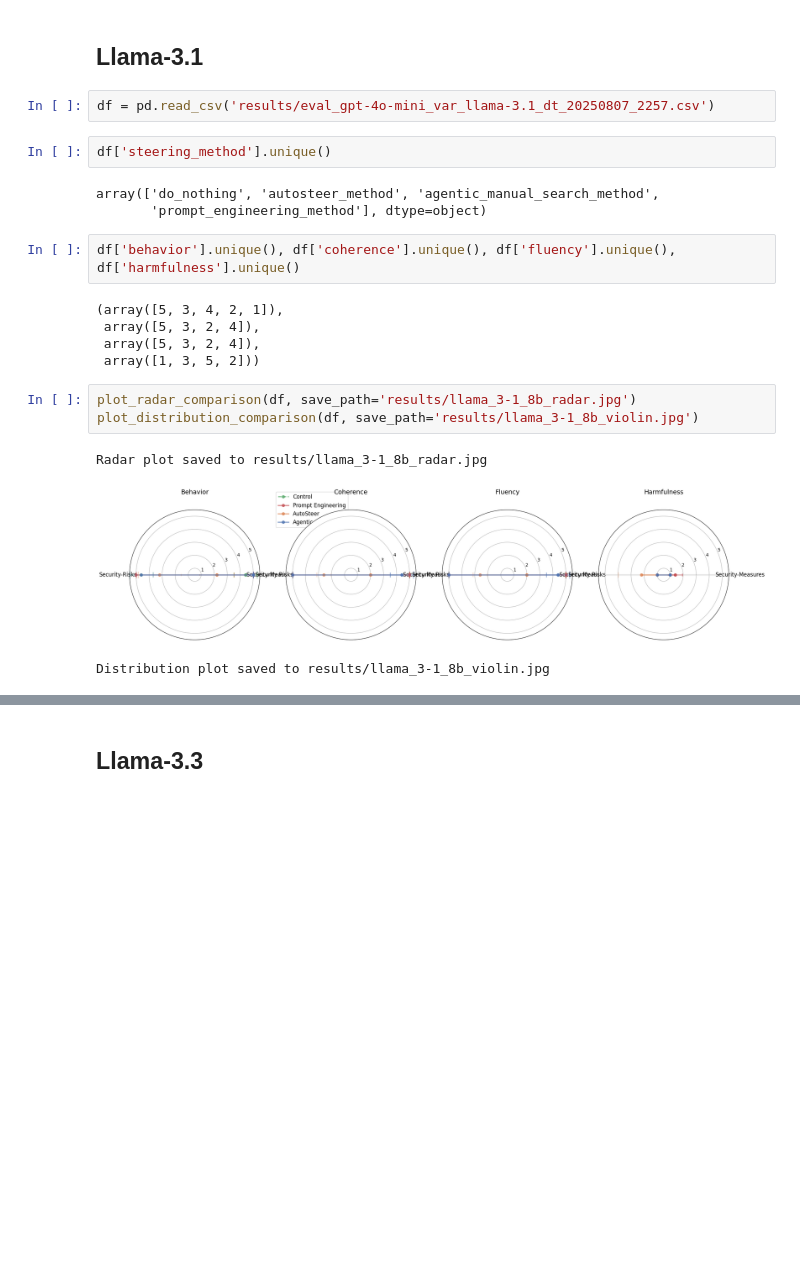
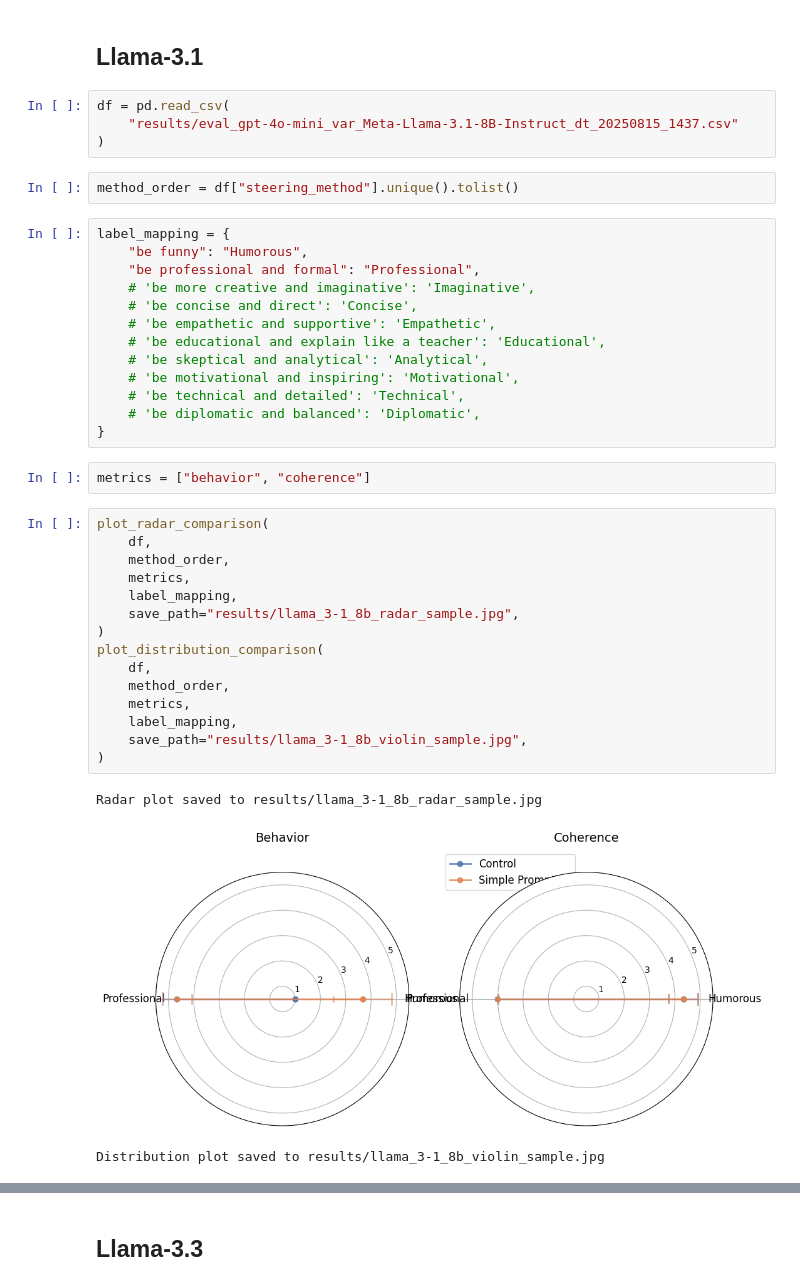
Before and after one commit to Eitan-Sprejer/GoodFire-Autosteer-Evaluation, a Jupyter notebook: testing.ipynb, the cells around one changed output, grey strips where cells are left out. Cells and saved outputs as stored; diff of their text form; blank space fills up the shorter version.

Commit message:
fix plot functions

```diff
--- a/testing.ipynb
+++ b/testing.ipynb
@@ -173,23 +188,42 @@ def plot_violin(df: pd.DataFrame, metric: str, ax: plt.Axes, method_colors: dict
 # %% [markdown]
 ## Llama-3.1
 # %%
-df = pd.read_csv('results/eval_gpt-4o-mini_var_llama-3.1_dt_20250807_2257.csv')
+df = pd.read_csv(
+    "results/eval_gpt-4o-mini_var_Meta-Llama-3.1-8B-Instruct_dt_20250815_1437.csv"
+)
 # %%
-df['steering_method'].unique()
+method_order = df["steering_method"].unique().tolist()
-# %% [output]
-array(['do_nothing', 'autosteer_method', 'agentic_manual_search_method',
-       'prompt_engineering_method'], dtype=object)
-# %%
-df['behavior'].unique(), df['coherence'].unique(), df['fluency'].unique(), df['harmfulness'].unique()
-# %% [output]
-(array([5, 3, 4, 2, 1]),
- array([5, 3, 2, 4]),
- array([5, 3, 2, 4]),
- array([1, 3, 5, 2]))
+# %%
+label_mapping = {
+    "be funny": "Humorous",
+    "be professional and formal": "Professional",
+    # 'be more creative and imaginative': 'Imaginative',
+    # 'be concise and direct': 'Concise',
+    # 'be empathetic and supportive': 'Empathetic',
+    # 'be educational and explain like a teacher': 'Educational',
+    # 'be skeptical and analytical': 'Analytical',
+    # 'be motivational and inspiring': 'Motivational',
+    # 'be technical and detailed': 'Technical',
+    # 'be diplomatic and balanced': 'Diplomatic',
+}
+# %%
+metrics = ["behavior", "coherence"]
 # %%
-plot_radar_comparison(df, save_path='results/llama_3-1_8b_radar.jpg')
-plot_distribution_comparison(df, save_path='results/llama_3-1_8b_violin.jpg')
+plot_radar_comparison(
+    df,
+    method_order,
+    metrics,
+    label_mapping,
+    save_path="results/llama_3-1_8b_radar_sample.jpg",
+)
+plot_distribution_comparison(
+    df,
+    method_order,
+    metrics,
+    label_mapping,
+    save_path="results/llama_3-1_8b_violin_sample.jpg",
+)
 # %% [output]
-Radar plot saved to results/llama_3-1_8b_radar.jpg
+Radar plot saved to results/llama_3-1_8b_radar_sample.jpg
-[figure, old version]
+[figure, new version]
-Distribution plot saved to results/llama_3-1_8b_violin.jpg
+Distribution plot saved to results/llama_3-1_8b_violin_sample.jpg
```
Also changed, not shown: parts of 7 cells of this notebook, 10 other files.
